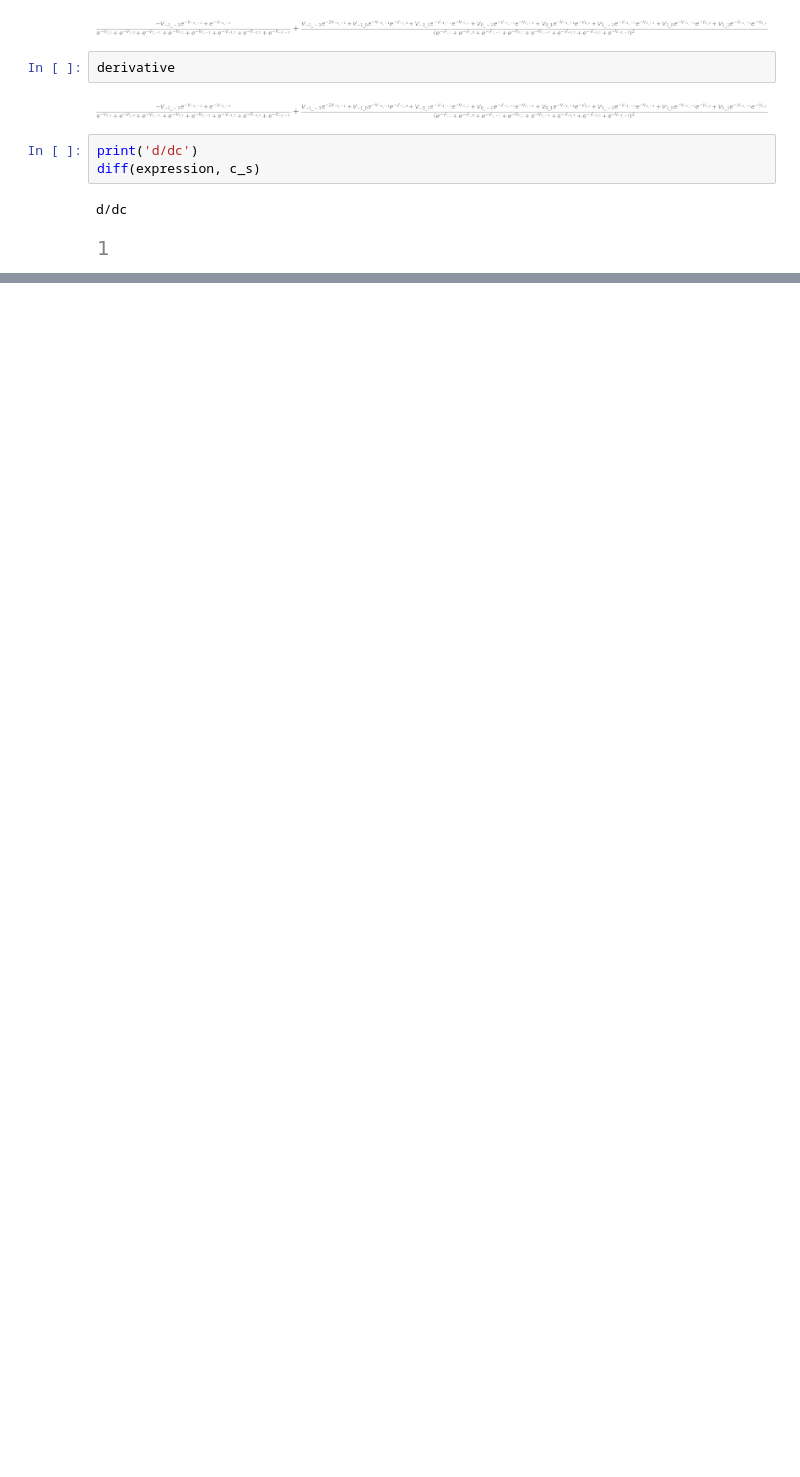
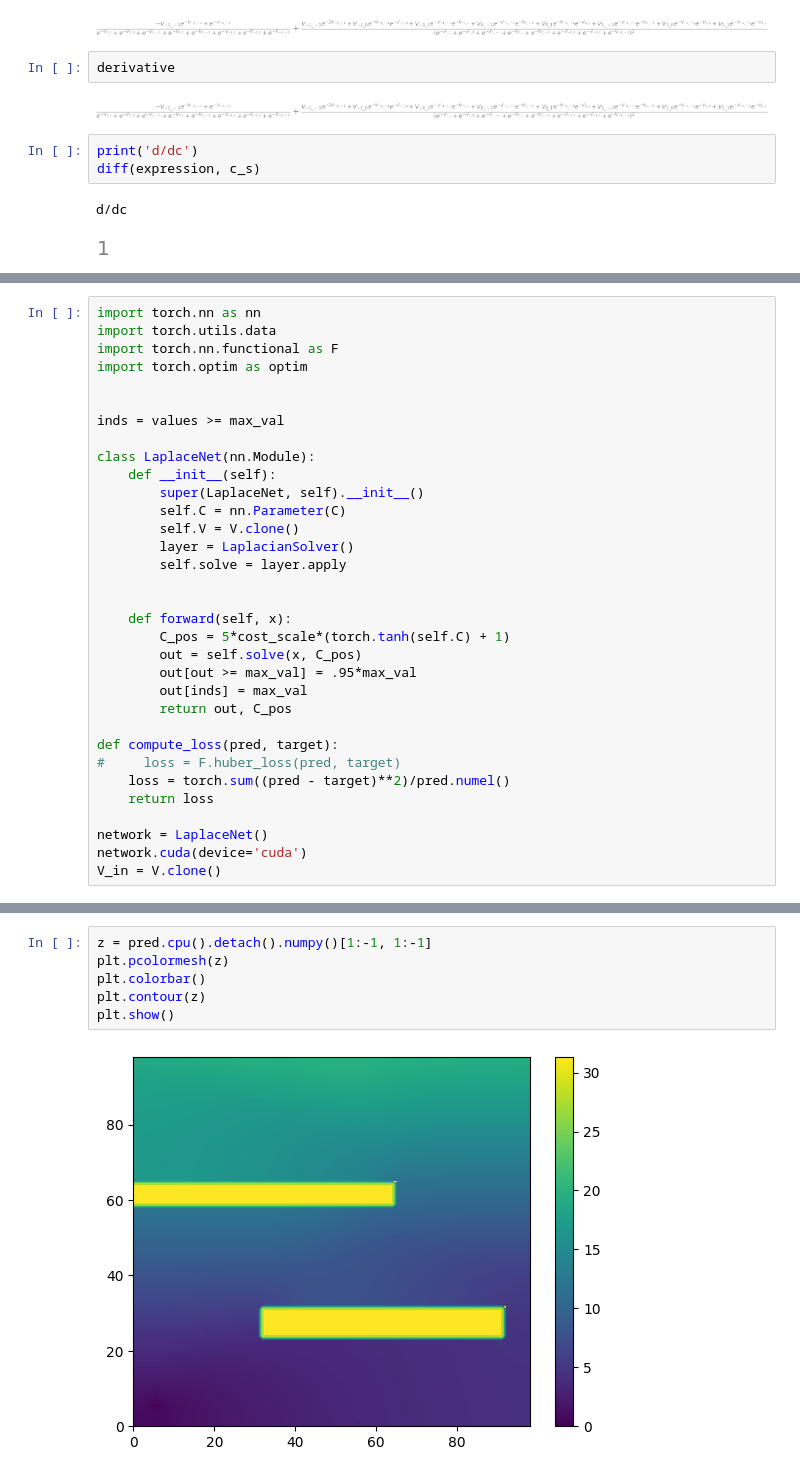
Before and after one commit to pac48/thesis_nerf, a Jupyter notebook: nerf_ws/src/laplacian/notebooks/test.ipynb, the cells around one changed output, grey strips where cells are left out. Drawn from its saved outputs; the diff is of its cells as text; blank space fills up the shorter version.

```diff
--- a/nerf_ws/src/laplacian/notebooks/test.ipynb
+++ b/nerf_ws/src/laplacian/notebooks/test.ipynb
@@ -225,0 +224,33 @@ max_val
+# %%
+import torch.nn as nn
+import torch.utils.data
+import torch.nn.functional as F
+import torch.optim as optim
+
+
+inds = values >= max_val
+
+class LaplaceNet(nn.Module):
+    def __init__(self):
+        super(LaplaceNet, self).__init__()
+        self.C = nn.Parameter(C)
+        self.V = V.clone()
+        layer = LaplacianSolver()
+        self.solve = layer.apply
+
+
+    def forward(self, x):
+        C_pos = 5*cost_scale*(torch.tanh(self.C) + 1)
+        out = self.solve(x, C_pos)
+        out[out >= max_val] = .95*max_val
+        out[inds] = max_val
+        return out, C_pos
+
+def compute_loss(pred, target):
+#     loss = F.huber_loss(pred, target)
+    loss = torch.sum((pred - target)**2)/pred.numel()
+    return loss
+
+network = LaplaceNet()
+network.cuda(device='cuda')
+V_in = V.clone()
@@ -225,0 +322,8 @@ max_val
+# %%
+z = pred.cpu().detach().numpy()[1:-1, 1:-1]
+plt.pcolormesh(z)
+plt.colorbar()
+plt.contour(z)
+plt.show()
+# %% [output]
+[figure, added]
```
Also changed, not shown: parts of 9 cells of this notebook.
